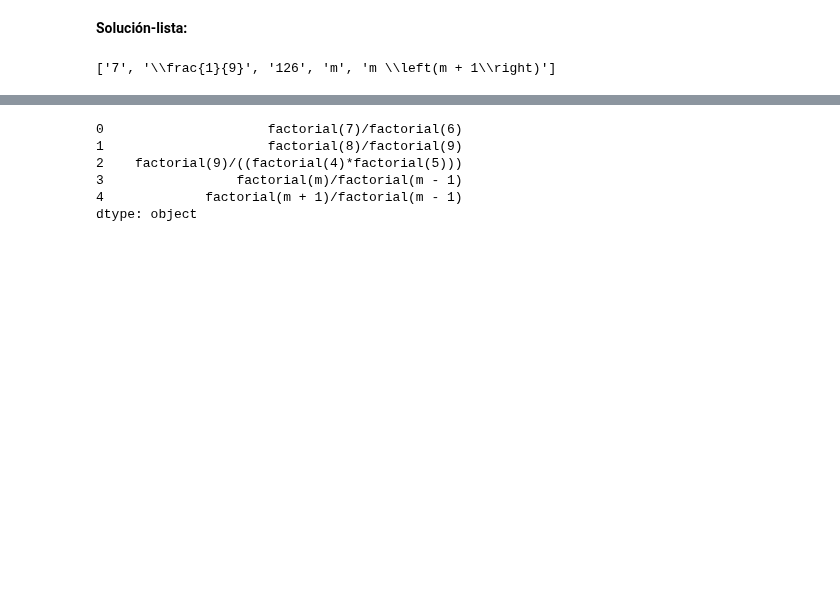
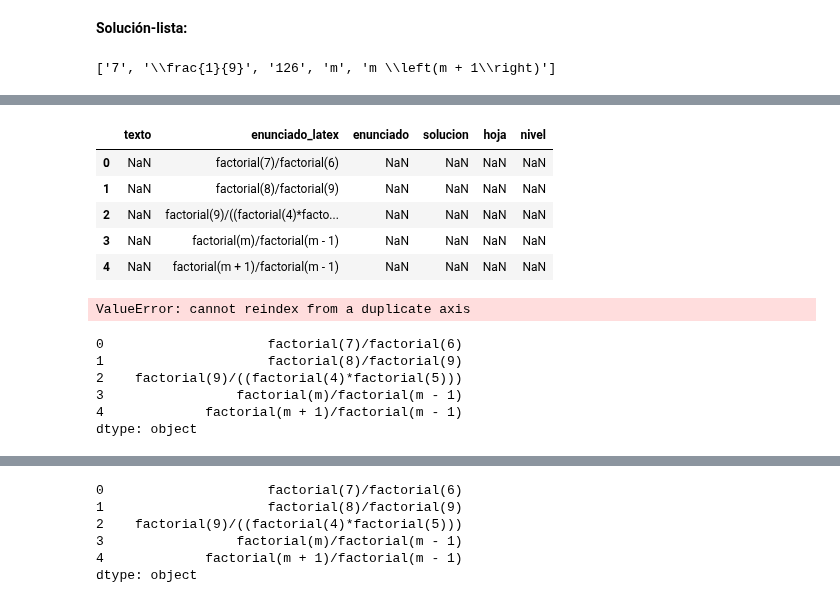
Before and after one commit to crdguez/mat1bac_cit, a Jupyter notebook: notebooks/Ejercicios1_3.ipynb, the cells around one changed output, grey strips where cells are left out. Saved outputs shown, nothing was run; the diff lists cells and outputs as text; code cells hidden in the pictures; blank space fills up the shorter version.

```diff
--- a/notebooks/Ejercicios1_3.ipynb
+++ b/notebooks/Ejercicios1_3.ipynb
@@ -83,3 +162,28 @@ ejercicios
+# %%
+ejercicios.enunciado_latex = ejercicios.enunciado_latex.append(pd.Series(enunciado), ignore_index=True)
+# %%
+ejercicios.dropna()
+ejercicios
+# %% [output]
+|  | texto | enunciado_latex | enunciado | solucion | hoja | nivel |
+| 0 | NaN | factorial(7)/factorial(6) | NaN | NaN | NaN | NaN |
+| 1 | NaN | factorial(8)/factorial(9) | NaN | NaN | NaN | NaN |
+| 2 | NaN | factorial(9)/((factorial(4)*facto... | NaN | NaN | NaN | NaN |
+| 3 | NaN | factorial(m)/factorial(m - 1) | NaN | NaN | NaN | NaN |
+| 4 | NaN | factorial(m + 1)/factorial(m - 1) | NaN | NaN | NaN | NaN |
+# %%
+ejercicios.enunciado = ejercicios.enunciado.append(pd.Series(enunciado))
+# %% [output]
+ValueError: cannot reindex from a duplicate axis
+# %%
+pd.Series(enunciado)
+# %% [output]
+0                     factorial(7)/factorial(6)
+1                     factorial(8)/factorial(9)
+2    factorial(9)/((factorial(4)*factorial(5)))
+3                 factorial(m)/factorial(m - 1)
+4             factorial(m + 1)/factorial(m - 1)
+dtype: object
 # %%
 ejercicios.texto = texto_ejercicio
 ejercicios['enunciado_latex']=enunciado_latex
```
Also changed, not shown: parts of 15 cells of this notebook.
